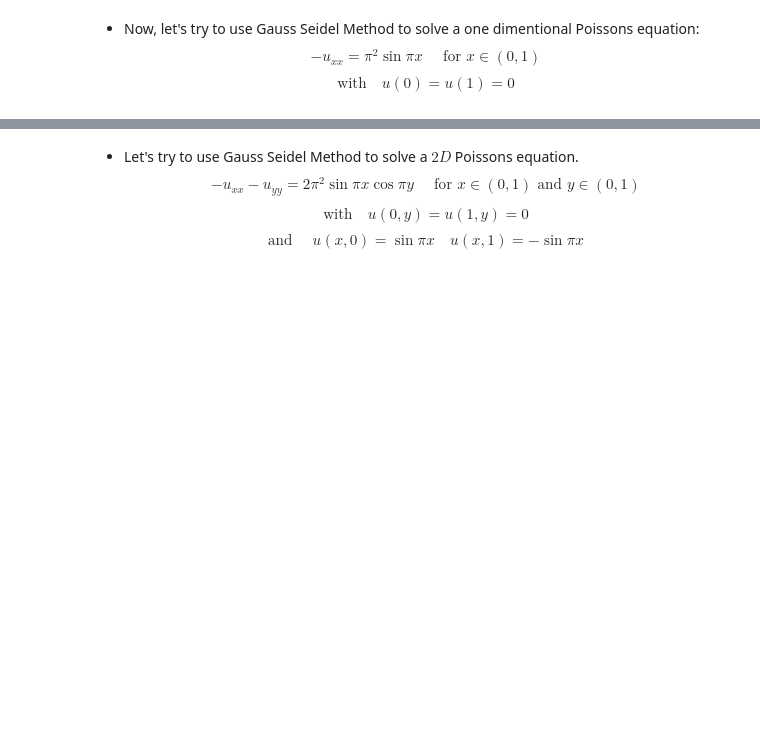
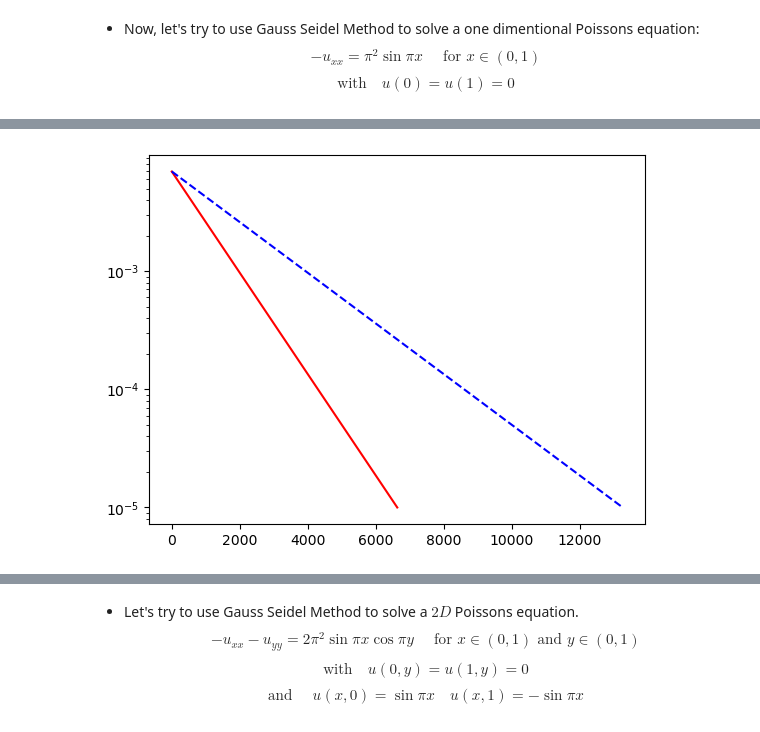
Before and after one commit to huiprobable/MATH473F23, a Jupyter notebook: Lectures/Lec08_GaussSeidelMethod.ipynb, the cells around one changed output, grey strips where cells are left out. Drawn from its saved outputs; the diff is of its cells as text; code cells hidden in the pictures; blank space fills up the shorter version.

```diff
--- a/Lectures/Lec08_GaussSeidelMethod.ipynb
+++ b/Lectures/Lec08_GaussSeidelMethod.ipynb
@@ -12,0 +89,6 @@ $$\text{with}\quad u(0)=u(1)=0$$
+# %%
+plt.plot(r_gs,'r')
+plt.plot(r_j,'b--')
+plt.yscale(value="log")
+# %% [output]
+[figure, added]
```
Also changed, not shown: parts of 8 cells of this notebook, 1 other file.
